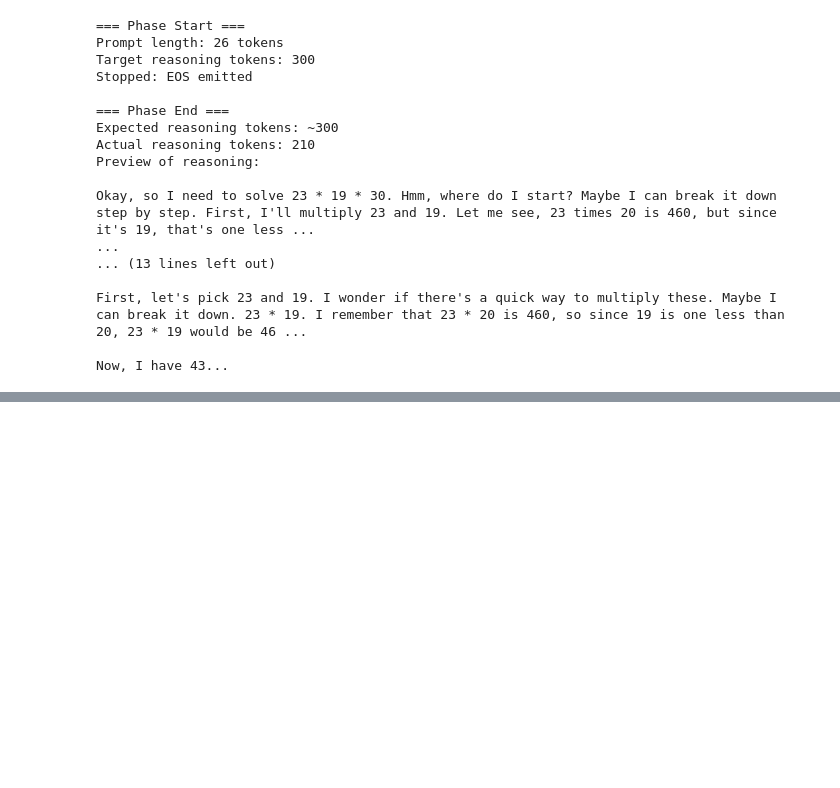
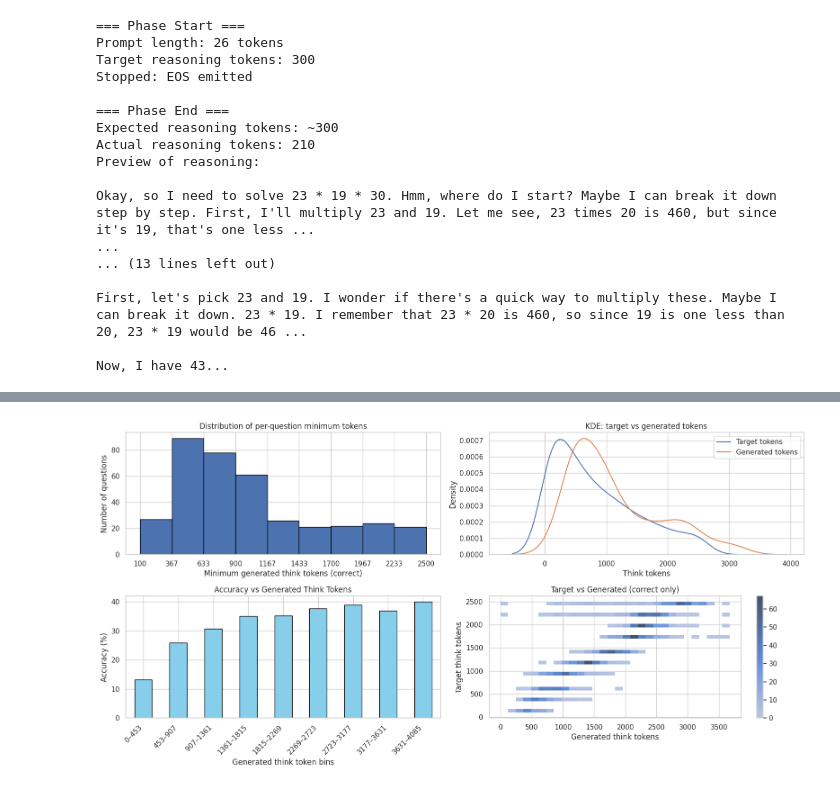
Before and after one commit to SebastianJitaru29/llm-think-too-much, a Jupyter notebook: notebooks/explore.ipynb, the cells around one changed output, grey strips where cells are left out. Saved outputs shown, nothing was run; the diff lists cells and outputs as text; code cells hidden in the pictures; blank space fills up the shorter version.

Commit message:
aime

```diff
--- a/notebooks/explore.ipynb
+++ b/notebooks/explore.ipynb
@@ -269,0 +297,79 @@ Now, I have 43...
+# %%
+sns.set(style="whitegrid")
+import matplotlib.pyplot as plt
+# === LOAD DATA ===
+data_dir = Path("..") / "generated_aime"
+csv_files = [f for f in data_dir.iterdir() if f.suffix == ".csv"]
+df = pd.concat((pd.read_csv(f) for f in csv_files), ignore_index=True)
+
+# === BASIC STATS ===
+print(f"Loaded {len(csv_files)} CSV files")
+print(f"Unique questions: {df['question_id'].nunique()}")
+num = df.loc[df["is_correct"], "question_id"].nunique()
+print(f"Correct: {num}")
+print(f"Overall accuracy: {df['is_correct'].mean() * 100:.2f}%")
+
+# === PREP ===
+tokens = np.round(np.linspace(100, 2500, num=10, endpoint=True)).astype(int)
+correct = df[df["is_correct"]]
+incorrect = df[~df["is_correct"]]
+
+# === PER-QUESTION MIN TOKENS (CORRECT ONLY) ===
+min_tokens = correct.groupby("question_id")["generated_think_tokens"].min().sort_values()
+min_tokens_target = correct.groupby("question_id")["target_think_tokens"].min()
+
+# === COMBINED PLOTTING ===
+fig, axes = plt.subplots(2, 2, figsize=(16, 8))
+axes = axes.ravel()
+
+# (1) Histogram of per-question minimum tokens
+axes[0].hist(
+    min_tokens,
+    bins=np.append(tokens - 0.5, tokens[-1] + 0.5),
+    edgecolor="black",
+)
+axes[0].set_xticks(tokens)
+axes[0].set_xlabel("Minimum generated think tokens (correct)")
+axes[0].set_ylabel("Number of questions")
+axes[0].set_title("Distribution of per-question minimum tokens")
+
+# (2) KDE: Target vs Generated
+sns.kdeplot(min_tokens_target, ax=axes[1], label="Target tokens")
+sns.kdeplot(min_tokens, ax=axes[1], label="Generated tokens")
+axes[1].set_xlabel("Think tokens")
+axes[1].set_ylabel("Density")
+axes[1].set_title("KDE: target vs generated tokens")
+axes[1].legend()
+
+# (3) Accuracy vs generated tokens (fix negative bins)
+bin_edges = np.linspace(0, df["generated_think_tokens"].max(), 10)
+df["token_bin"] = pd.cut(df["generated_think_tokens"], bins=bin_edges, include_lowest=True)
+acc_by_bin = df.groupby("token_bin")["is_correct"].mean() * 100
+
+acc_by_bin.plot(kind="bar", ax=axes[2], edgecolor="black", color="skyblue")
+axes[2].set_ylabel("Accuracy (%)")
+axes[2].set_xlabel("Generated think token bins")
+axes[2].set_title("Accuracy vs Generated Think Tokens")
+axes[2].set_xticklabels(
+    [f"{int(b.left)}–{int(b.right)}" for b in acc_by_bin.index],
+    rotation=45,
+    ha="right"
+)
+
+# (4) Joint distribution target vs generated (correct only)
+sns.histplot(
+    correct,
+    x="generated_think_tokens",
+    y="target_think_tokens",
+    bins=30,
+    pmax=0.9,
+    cbar=True,
+    ax=axes[3],
+)
+axes[3].set_xlabel("Generated think tokens")
+axes[3].set_ylabel("Target think tokens")
+axes[3].set_title("Target vs Generated (correct only)")
+
+plt.tight_layout()
+plt.show()
+# %% [output]
@@ -269,0 +380 @@ Now, I have 43...
+[figure, added]
```
Also changed, not shown: parts of 4 cells of this notebook, 34 other files.
